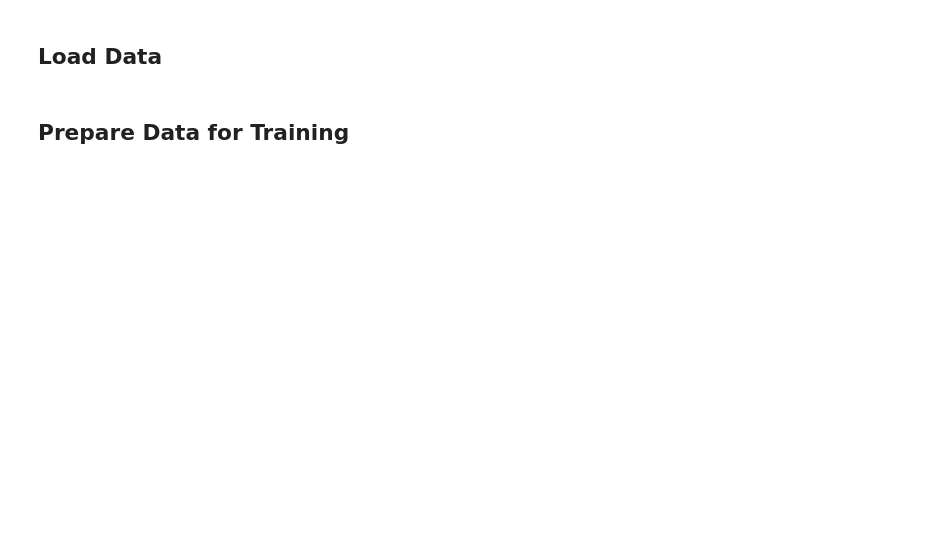
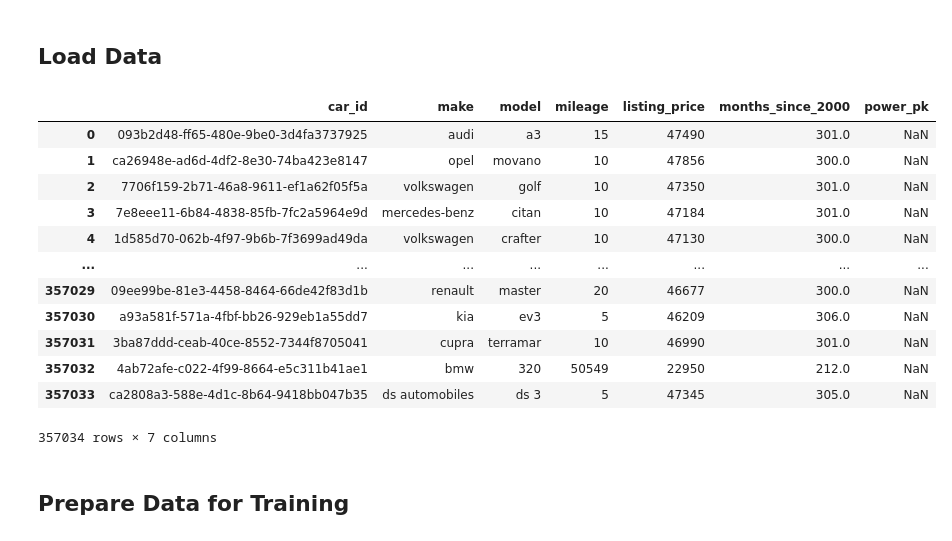
Before and after one commit to DavidvdSanden/car-sales-database, a Jupyter notebook: ml_model/notebooks/linear_regression_model.ipynb, the cells around one changed output. Saved outputs shown, nothing was run; the diff lists cells and outputs as text; code cells hidden in the pictures; blank space fills up the shorter version.

```diff
--- a/ml_model/notebooks/linear_regression_model.ipynb
+++ b/ml_model/notebooks/linear_regression_model.ipynb
@@ -27,4 +27,20 @@ response = supabase.table(car_adverts_table).select("car_id, make, model, mileag
 df_full = pd.DataFrame(response.data)
+# %%
+df_full
+# %% [output]
+|  | car_id | make | model | mileage | listing_price | months_since_2000 | power_pk |
+| 0 | 093b2d48-ff65-480e-9be0-3d4fa3737925 | audi | a3 | 15 | 47490 | 301.0 | NaN |
+| 1 | ca26948e-ad6d-4df2-8e30-74ba423e8147 | opel | movano | 10 | 47856 | 300.0 | NaN |
+| 2 | 7706f159-2b71-46a8-9611-ef1a62f05f5a | volkswagen | golf | 10 | 47350 | 301.0 | NaN |
+| 3 | 7e8eee11-6b84-4838-85fb-7fc2a5964e9d | mercedes-benz | citan | 10 | 47184 | 301.0 | NaN |
+| 4 | 1d585d70-062b-4f97-9b6b-7f3699ad49da | volkswagen | crafter | 10 | 47130 | 300.0 | NaN |
+| ... | ... | ... | ... | ... | ... | ... | ... |
+| 357029 | 09ee99be-81e3-4458-8464-66de42f83d1b | renault | master | 20 | 46677 | 300.0 | NaN |
+| 357030 | a93a581f-571a-4fbf-bb26-929eb1a55dd7 | kia | ev3 | 5 | 46209 | 306.0 | NaN |
+| 357031 | 3ba87ddd-ceab-40ce-8552-7344f8705041 | cupra | terramar | 10 | 46990 | 301.0 | NaN |
+| 357032 | 4ab72afe-c022-4f99-8664-e5c311b41ae1 | bmw | 320 | 50549 | 22950 | 212.0 | NaN |
+| 357033 | ca2808a3-588e-4d1c-8b64-9418bb047b35 | ds automobiles | ds 3 | 5 | 47345 | 305.0 | NaN |
+357034 rows × 7 columns
 # %% [markdown]
 ## Prepare Data for Training
 # %%
```
Also changed, not shown: parts of 12 cells of this notebook.
